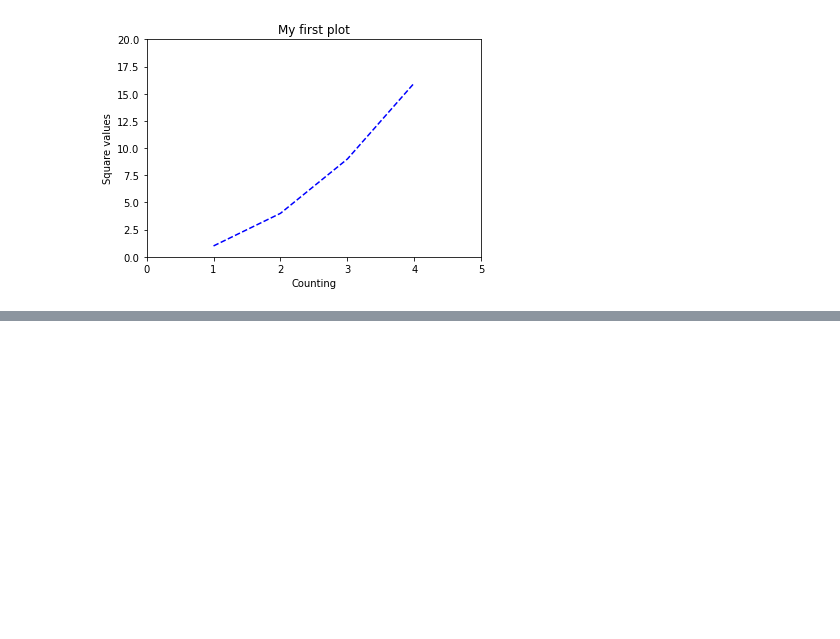
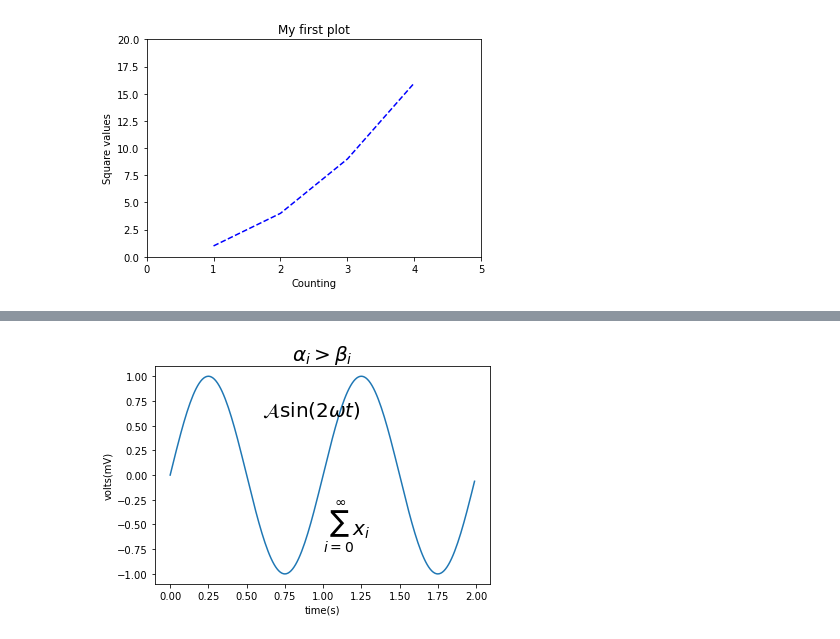
Before and after one commit to OliverRevilla/RW_Pandas, a Jupyter notebook: Data_Visualization_with_matplotlib.ipynb, the cells around one changed output, grey strips where cells are left out. Cells and saved outputs as stored; diff of their text form; code cells hidden in the pictures; blank space fills up the shorter version.

```diff
--- a/Data_Visualization_with_matplotlib.ipynb
+++ b/Data_Visualization_with_matplotlib.ipynb
@@ -116,0 +150,13 @@ plt.plot([1,2,3,4],[1,4,9,16],'b--')
+# %%
+#Example to use LaTeX
+t = np.arange(0.0,2.0,0.01)
+s = np.sin(2*np.pi*t)
+plt.plot(t,s)
+plt.title(r'$\alpha_i > \beta_i$', fontsize = 20)
+plt.text(1,-0.6,r'$\sum_{i=0}^\infty x_i$',fontsize = 20)
+plt.text(0.6,0.6, r'$\mathcal{A}\mathrm{sin}(2\omega t)$',fontsize = 20)
+plt.xlabel('time(s)')
+plt.ylabel('volts(mV)')
+plt.show()
+# %% [output]
+[figure, added]
```
Also changed, not shown: parts of 15 cells of this notebook.
